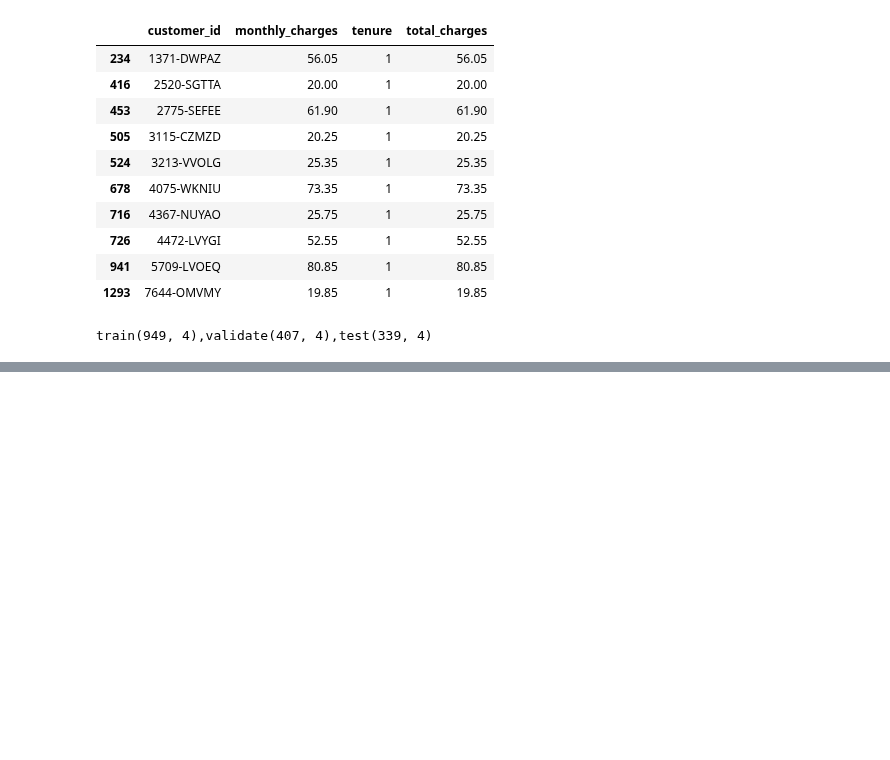
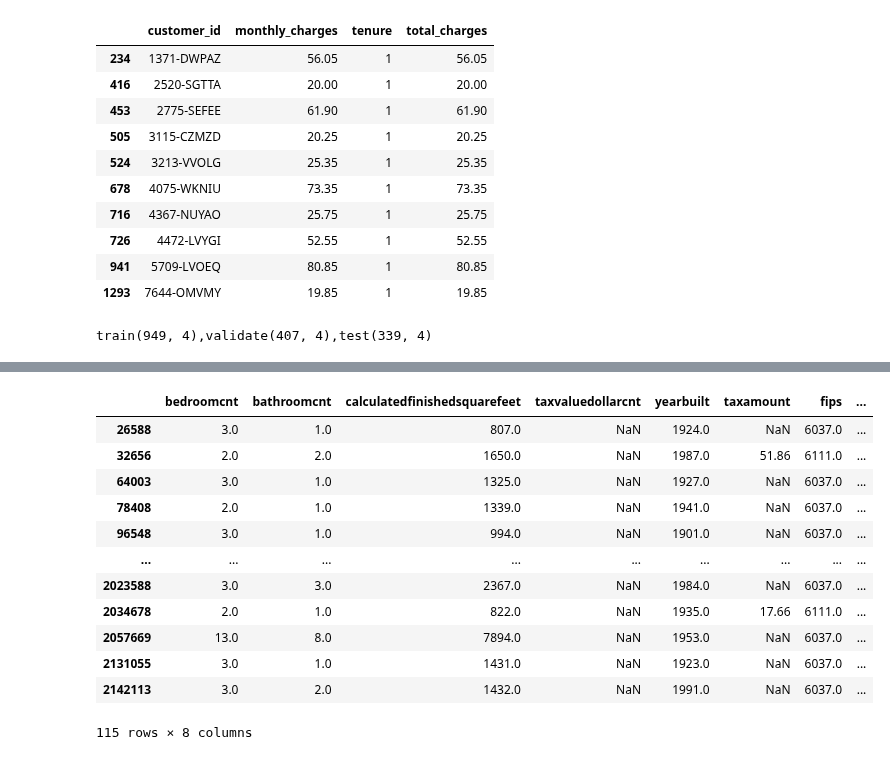
Before and after one commit to carterrxavier/regression-exercises, a Jupyter notebook: wrangle.ipynb, the cells around one changed output, grey strips where cells are left out. Cells and saved outputs as stored; diff of their text form; code cells hidden in the pictures; blank space fills up the shorter version.

```diff
--- a/wrangle.ipynb
+++ b/wrangle.ipynb
@@ -202,0 +324,2 @@ train(949, 4),validate(407, 4),test(339, 4)
+# %%
+zillow_df = zillow_df.dropna(axis=0, subset=['calculatedfinishedsquarefeet'])
@@ -202,0 +342,18 @@ train(949, 4),validate(407, 4),test(339, 4)
+# %%
+nulltaxvalue = pd.isnull(zillow_df['taxvaluedollarcnt'])
+# %%
+zillow_df[nulltaxvalue]
+# %% [output]
+|  | bedroomcnt | bathroomcnt | calculatedfinishedsquarefeet | taxvaluedollarcnt | yearbuilt | taxamount | fips | ... |
+| 26588 | 3.0 | 1.0 | 807.0 | NaN | 1924.0 | NaN | 6037.0 | ... |
+| 32656 | 2.0 | 2.0 | 1650.0 | NaN | 1987.0 | 51.86 | 6111.0 | ... |
+| 64003 | 3.0 | 1.0 | 1325.0 | NaN | 1927.0 | NaN | 6037.0 | ... |
+| 78408 | 2.0 | 1.0 | 1339.0 | NaN | 1941.0 | NaN | 6037.0 | ... |
+| 96548 | 3.0 | 1.0 | 994.0 | NaN | 1901.0 | NaN | 6037.0 | ... |
+| ... | ... | ... | ... | ... | ... | ... | ... | ... |
+| 2023588 | 3.0 | 3.0 | 2367.0 | NaN | 1984.0 | NaN | 6037.0 | ... |
+| 2034678 | 2.0 | 1.0 | 822.0 | NaN | 1935.0 | 17.66 | 6111.0 | ... |
+| 2057669 | 13.0 | 8.0 | 7894.0 | NaN | 1953.0 | NaN | 6037.0 | ... |
+| 2131055 | 3.0 | 1.0 | 1431.0 | NaN | 1923.0 | NaN | 6037.0 | ... |
+| 2142113 | 3.0 | 2.0 | 1432.0 | NaN | 1991.0 | NaN | 6037.0 | ... |
+115 rows × 8 columns
```
Also changed, not shown: parts of 29 cells of this notebook, 1 other file.
